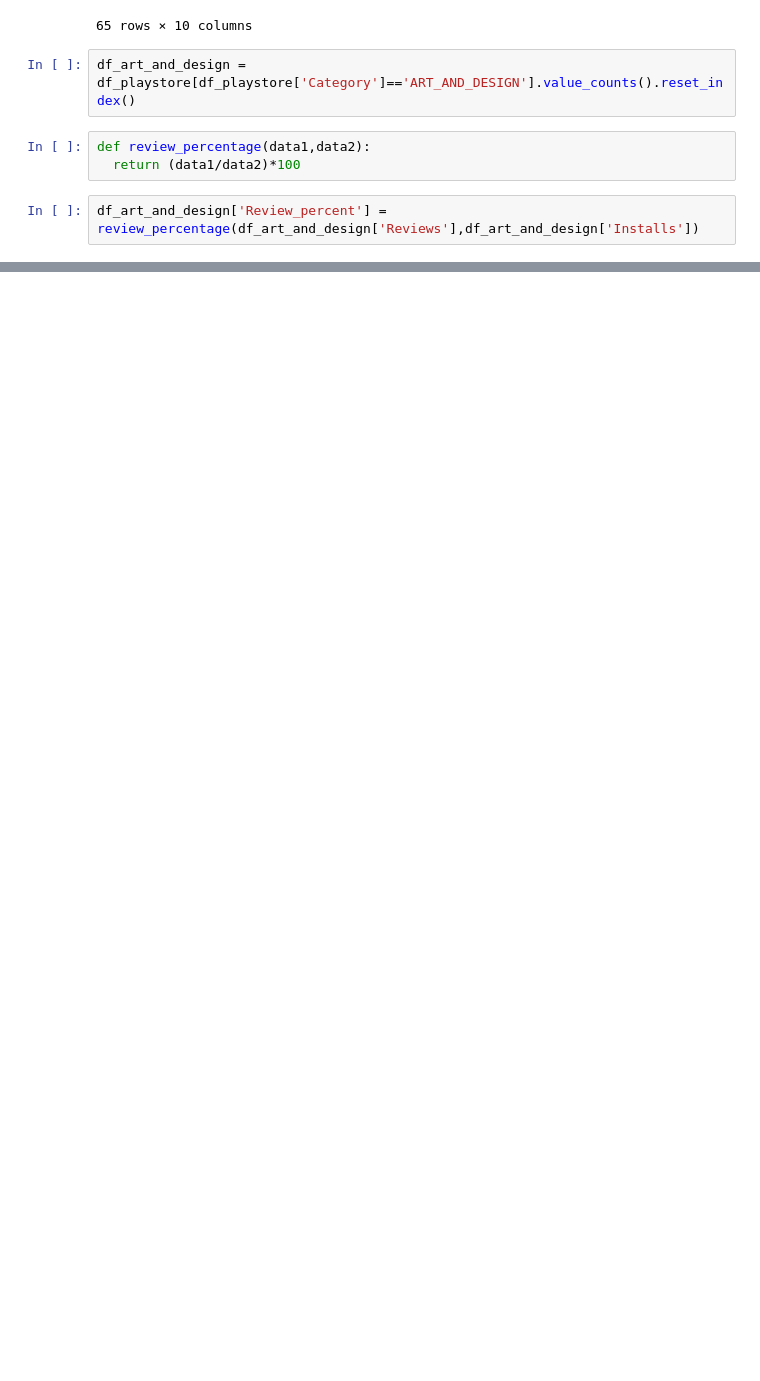
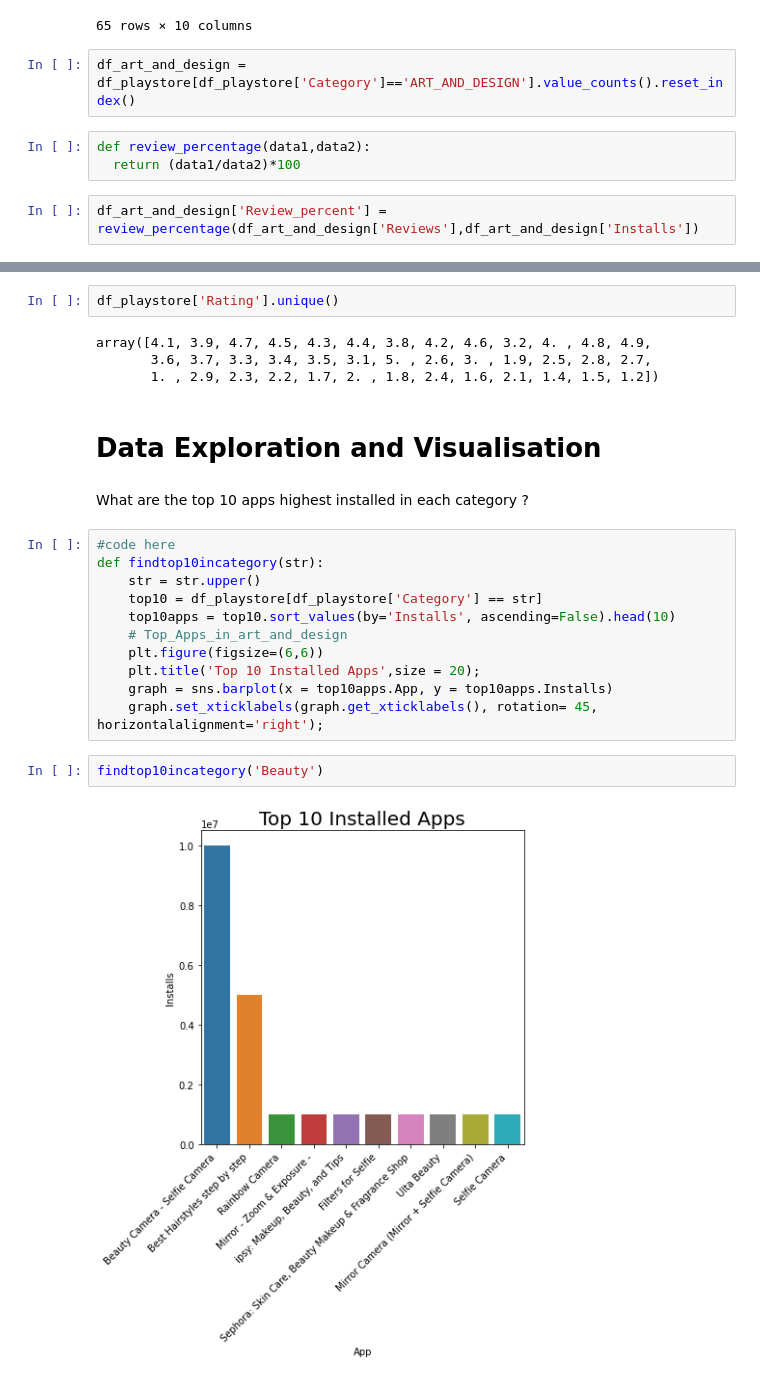
Before and after one commit to vikram0050/Play-Store-App-Review-Analysis-, a Jupyter notebook: Vikramaditya_Sah_Google_Play_Store_App_Review_Analysis_Capstone_Project.ipynb, the cells around one changed output, grey strips where cells are left out. Drawn from its saved outputs; the diff is of its cells as text; blank space fills up the shorter version.

```diff
--- a/Vikramaditya_Sah_Google_Play_Store_App_Review_Analysis_Capstone_Project.ipynb
+++ b/Vikramaditya_Sah_Google_Play_Store_App_Review_Analysis_Capstone_Project.ipynb
@@ -361,0 +452,25 @@ df_art_and_design.head()
+# %%
+df_playstore['Rating'].unique()
+# %% [output]
+array([4.1, 3.9, 4.7, 4.5, 4.3, 4.4, 3.8, 4.2, 4.6, 3.2, 4. , 4.8, 4.9,
+       3.6, 3.7, 3.3, 3.4, 3.5, 3.1, 5. , 2.6, 3. , 1.9, 2.5, 2.8, 2.7,
+       1. , 2.9, 2.3, 2.2, 1.7, 2. , 1.8, 2.4, 1.6, 2.1, 1.4, 1.5, 1.2])
+# %% [markdown]
+# Data Exploration and Visualisation
+# %% [markdown]
+What are the top 10 apps highest installed in each category ?
+# %%
+#code here
+def findtop10incategory(str):
+    str = str.upper()
+    top10 = df_playstore[df_playstore['Category'] == str]
+    top10apps = top10.sort_values(by='Installs', ascending=False).head(10)
+    # Top_Apps_in_art_and_design
+    plt.figure(figsize=(6,6))
+    plt.title('Top 10 Installed Apps',size = 20);
+    graph = sns.barplot(x = top10apps.App, y = top10apps.Installs)
+    graph.set_xticklabels(graph.get_xticklabels(), rotation= 45, horizontalalignment='right');
+# %%
+findtop10incategory('Beauty')
+# %% [output]
+[figure, added]
```
Also changed, not shown: parts of 43 cells of this notebook.
